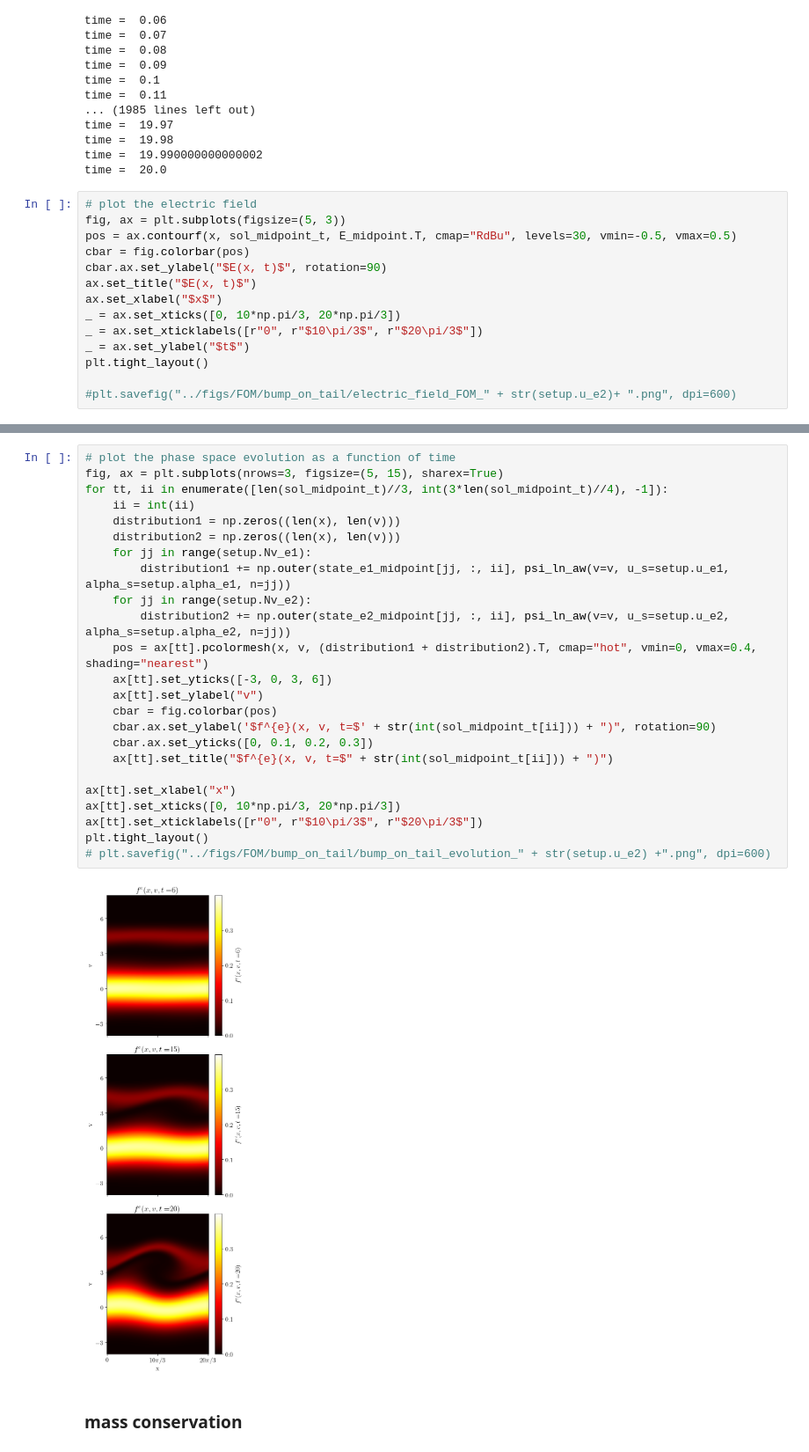
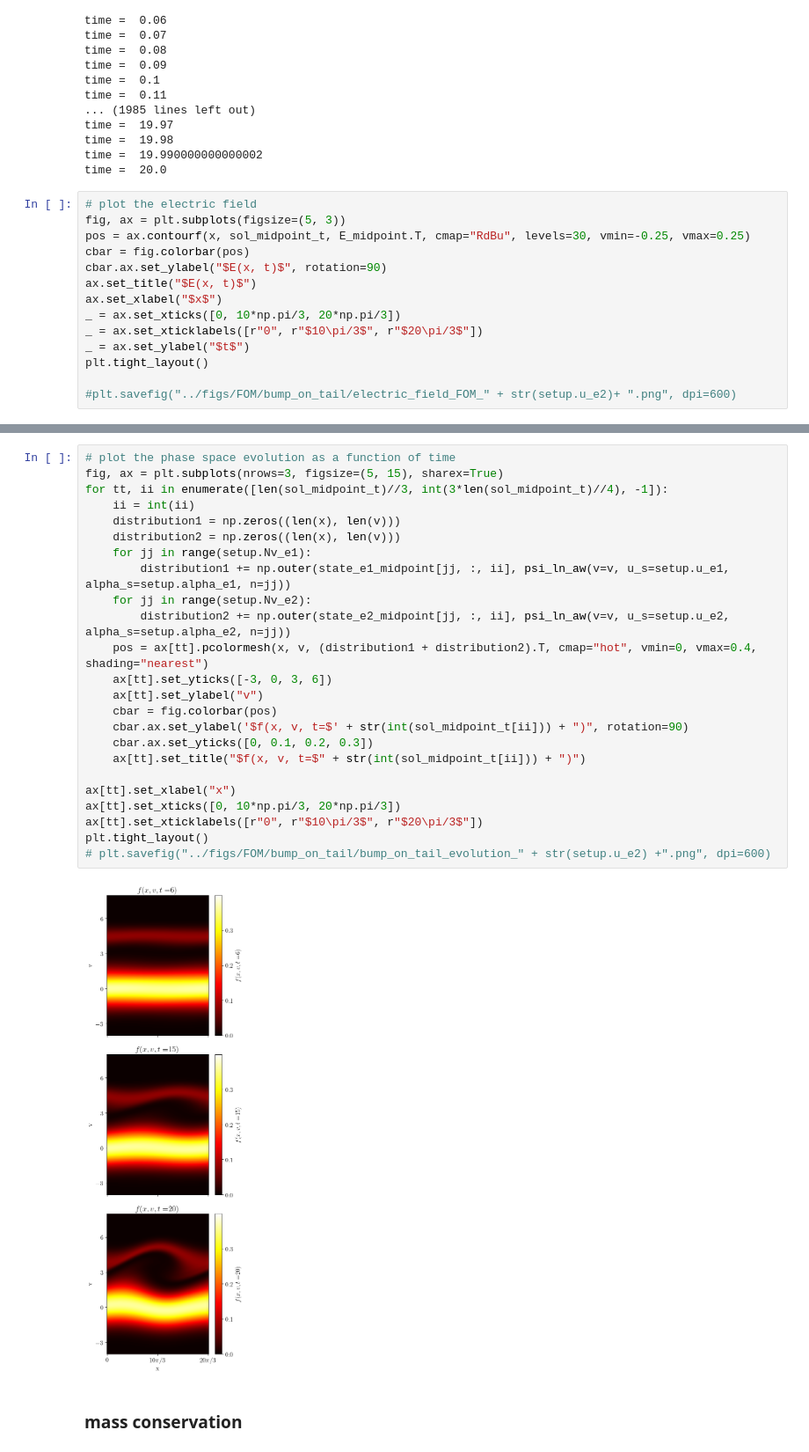
Before and after one commit to opaliss/mixed_methods, a Jupyter notebook: analysis/bump_on_tail_instability_hermite.ipynb, the cells around one changed output, grey strips where cells are left out. Shown: that part at 88% size. Saved outputs shown, nothing was run; the diff lists cells and outputs as text.

```diff
--- a/analysis/bump_on_tail_instability_hermite.ipynb
+++ b/analysis/bump_on_tail_instability_hermite.ipynb
@@ -144,7 +144,7 @@ time =  20.0
 # %%
 # plot the electric field
 fig, ax = plt.subplots(figsize=(5, 3))
-pos = ax.contourf(x, sol_midpoint_t, E_midpoint.T, cmap="RdBu", levels=30, vmin=-0.5, vmax=0.5)
+pos = ax.contourf(x, sol_midpoint_t, E_midpoint.T, cmap="RdBu", levels=30, vmin=-0.25, vmax=0.25)
 cbar = fig.colorbar(pos)
 cbar.ax.set_ylabel("$E(x, t)$", rotation=90)
 ax.set_title("$E(x, t)$")
@@ -178,29 +178,29 @@ plt.tight_layout()
 # %%
 # plot the phase space evolution as a function of time
 fig, ax = plt.subplots(nrows=3, figsize=(5, 15), sharex=True)
 for tt, ii in enumerate([len(sol_midpoint_t)//3, int(3*len(sol_midpoint_t)//4), -1]):
     ii = int(ii)
     distribution1 = np.zeros((len(x), len(v)))
     distribution2 = np.zeros((len(x), len(v)))
     for jj in range(setup.Nv_e1):
         distribution1 += np.outer(state_e1_midpoint[jj, :, ii], psi_ln_aw(v=v, u_s=setup.u_e1, alpha_s=setup.alpha_e1, n=jj))
     for jj in range(setup.Nv_e2):
         distribution2 += np.outer(state_e2_midpoint[jj, :, ii], psi_ln_aw(v=v, u_s=setup.u_e2, alpha_s=setup.alpha_e2, n=jj))
     pos = ax[tt].pcolormesh(x, v, (distribution1 + distribution2).T, cmap="hot", vmin=0, vmax=0.4, shading="nearest")
     ax[tt].set_yticks([-3, 0, 3, 6])
     ax[tt].set_ylabel("v")
     cbar = fig.colorbar(pos)
-    cbar.ax.set_ylabel('$f^{e}(x, v, t=$' + str(int(sol_midpoint_t[ii])) + ")", rotation=90)
+    cbar.ax.set_ylabel('$f(x, v, t=$' + str(int(sol_midpoint_t[ii])) + ")", rotation=90)
     cbar.ax.set_yticks([0, 0.1, 0.2, 0.3])
-    ax[tt].set_title("$f^{e}(x, v, t=$" + str(int(sol_midpoint_t[ii])) + ")")
+    ax[tt].set_title("$f(x, v, t=$" + str(int(sol_midpoint_t[ii])) + ")")
 
 ax[tt].set_xlabel("x")
 ax[tt].set_xticks([0, 10*np.pi/3, 20*np.pi/3])
 ax[tt].set_xticklabels([r"0", r"$10\pi/3$", r"$20\pi/3$"])
 plt.tight_layout()
 # plt.savefig("../figs/FOM/bump_on_tail/bump_on_tail_evolution_" + str(setup.u_e2) +".png", dpi=600)
 # %% [output]
-[figure, old version]
+[figure, new version]
 # %% [markdown]
 ### mass conservation
 # %%
```
Also changed, not shown: parts of 2 cells of this notebook, 2 other files.
